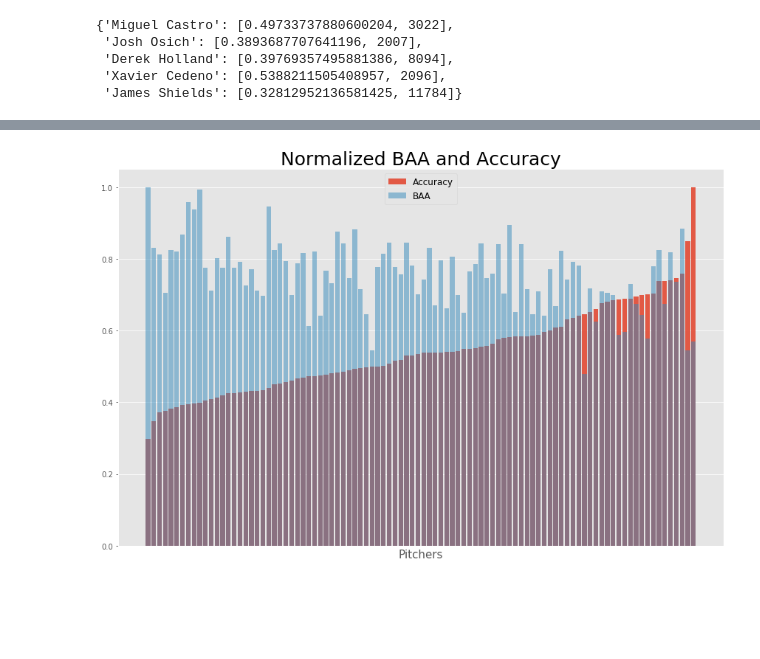
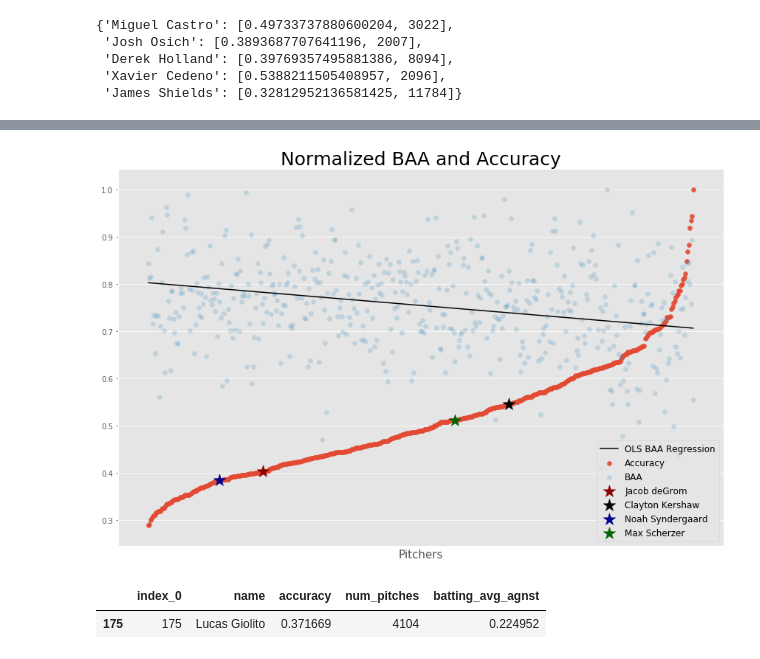
Before and after one commit to morganabbitt/MLB-Pitches, a Jupyter notebook: Notebooks/pitchers_outcomes.ipynb, the cells around one changed output, grey strips where cells are left out. Cells and saved outputs as stored; diff of their text form; code cells hidden in the pictures; blank space fills up the shorter version.

```diff
--- a/Notebooks/pitchers_outcomes.ipynb
+++ b/Notebooks/pitchers_outcomes.ipynb
@@ -370,3 +414,3 @@ df_100_acc['batting_avg_agnst'] = lst_baa   #puts baa into df
 # %%
 #lets sort it so we can find any trends between accuracy and baa
-df_100_acc.sort_values('accuracy', inplace=True)
+df_all_acc.sort_values('accuracy', inplace=True)
@@ -386,0 +417,4 @@ df_100_acc.sort_values('accuracy', inplace=True)
+# %%
+df_all_acc.reset_index(inplace=True)
+# %%
+df_all_acc.rename(columns={'index':'name'}, inplace=True)
@@ -386,0 +442,2 @@ df_100_acc.sort_values('accuracy', inplace=True)
+# %%
+df_all_acc.columns = ['index_0', 'name', 'accuracy', 'num_pitches', 'batting_avg_agnst']
@@ -387,14 +460,26 @@ df_100_acc.sort_values('accuracy', inplace=True)
 # %%
 #lets plot it to see
 plt.figure(figsize=(12,8))
-plt.bar(df_100_acc.index, df_100_acc['accuracy']/np.max(df_100_acc['accuracy']), alpha=0.9, label='Accuracy')
+plt.scatter(df_all_acc.index, df_all_acc['accuracy']/np.max(df_all_acc['accuracy']), alpha=0.9, label='Accuracy')
 plt.xticks([])
-plt.bar(df_100_acc.index, df_100_acc['batting_avg_agnst']/np.max(df_100_acc['batting_avg_agnst']), alpha=0.5, label='BAA')
+plt.scatter(df_all_acc.index, df_all_acc['batting_avg_agnst']/np.max(df_all_acc['batting_avg_agnst']), alpha=0.2, label='BAA')
+plt.plot(sm_results.params[0] + x * sm_results.params[1], c='k', label='OLS BAA Regression')
+
+plt.scatter(df_all_acc[df_all_acc['name'] == 'Jacob deGrom'].index, df_all_acc[df_all_acc['name'] == 'Jacob deGrom']['accuracy']/np.max(df_all_acc['accuracy']), marker= '*', c='darkred', s=300, label='Jacob deGrom')
+plt.scatter(df_all_acc[df_all_acc['name'] == 'Clayton Kershaw'].index, df_all_acc[df_all_acc['name'] == 'Clayton Kershaw']['accuracy']/np.max(df_all_acc['accuracy']), marker= '*', c='k', s=300, label='Clayton Kershaw')
+plt.scatter(df_all_acc[df_all_acc['name'] == 'Noah Syndergaard'].index, df_all_acc[df_all_acc['name'] == 'Noah Syndergaard']['accuracy']/np.max(df_all_acc['accuracy']), marker='*', c='darkblue', s=300, label='Noah Syndergaard')
+plt.scatter(df_all_acc[df_all_acc['name'] == 'Max Scherzer'].index, df_all_acc[df_all_acc['name'] == 'Max Scherzer']['accuracy']/np.max(df_all_acc['accuracy']), marker='*', c='darkgreen', s=300, label='Max Scherzer')
+
 plt.tight_layout()
 plt.title('Normalized BAA and Accuracy', size=25)
 plt.xlabel('Pitchers', size=15)
-plt.legend(fontsize='large')
+plt.legend(fontsize='large', loc='lower right')
 plt.tight_layout()
-plt.savefig('../Graphics/Normalized_baa_accuracy.png')
+plt.savefig('../Graphics/baa_accuracy_all500.png')
 # %% [output]
-[figure, old version]
+[figure, new version]
+# %%
+df_all_acc[df_all_acc['name'] == 'Lucas Giolito']
+# %% [output]
+|  | index_0 | name | accuracy | num_pitches | batting_avg_agnst |
+| 175 | 175 | Lucas Giolito | 0.371669 | 4104 | 0.224952 |
```
Also changed, not shown: parts of 44 cells of this notebook, 6 other files.
